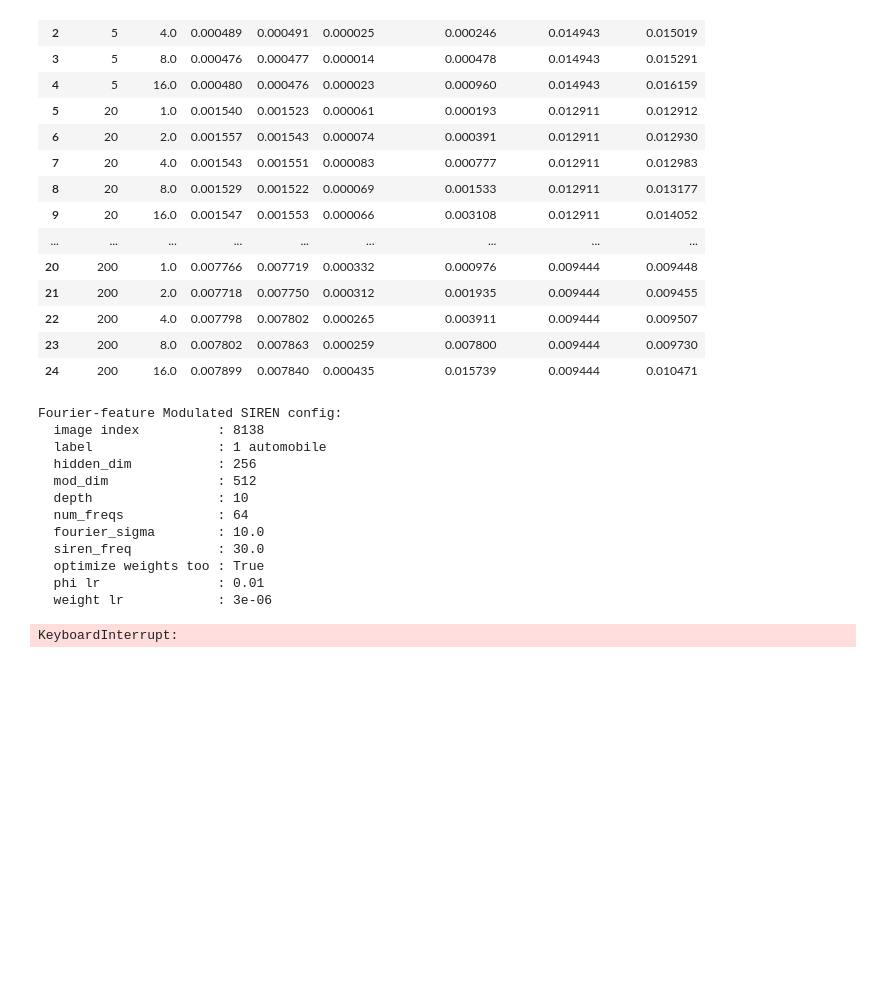
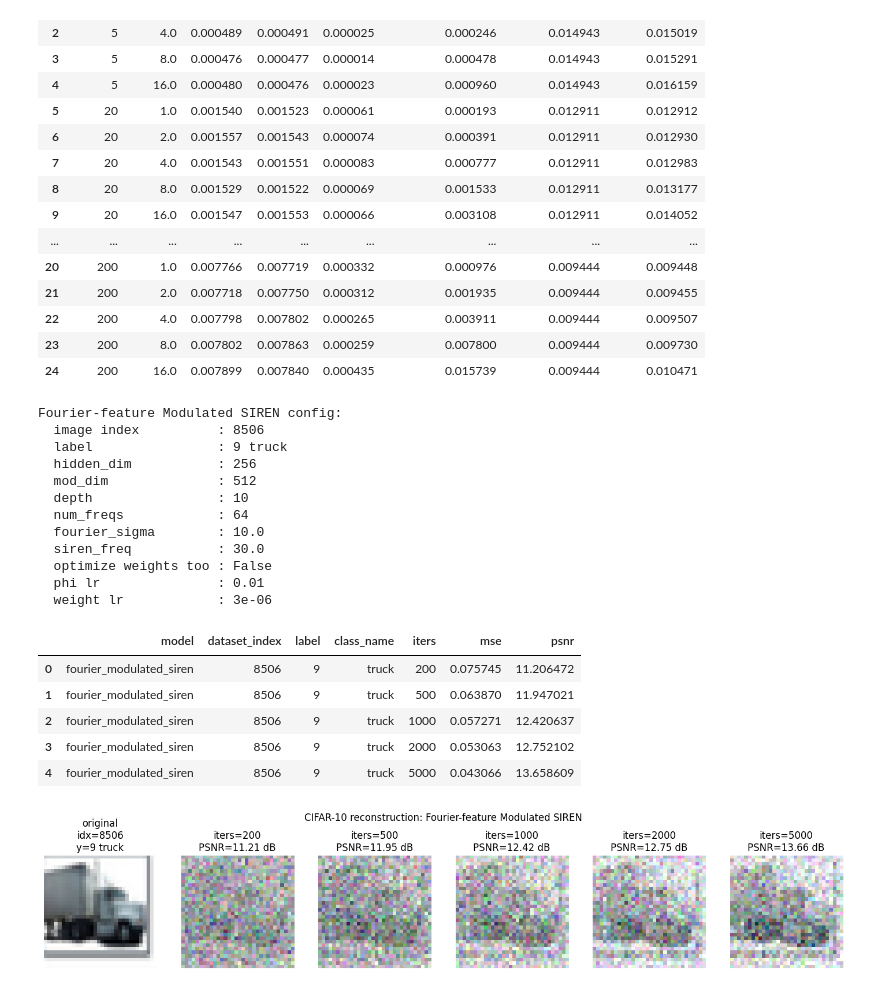
Before and after one commit to omarghara/SIREN_Vista, a Jupyter notebook: notebooks/model_reconstruction_tsne_perturbation_cifar10.ipynb, the cells around one changed output. Drawn from its saved outputs; the diff is of its cells as text; code cells hidden in the pictures; blank space fills up the shorter version.

```diff
--- a/notebooks/model_reconstruction_tsne_perturbation_cifar10.ipynb
+++ b/notebooks/model_reconstruction_tsne_perturbation_cifar10.ipynb
@@ -3,7 +3,7 @@
 #
 # CIFAR-10 version of the single-model reconstruction / t-SNE / perturbation notebook.
 
-MODEL_PATH = "/home/omarg/SIREN_Vista/model_cifar10/vanilla_cifar10/modSiren.pth"
+MODEL_PATH = "/home/omarg/SIREN_Vista/model_cifar10/functa_like_cifar10_fourier_h512_md1024_d15_nf64_sig5_rawxy_norm01_w090_extlr1e-05_e10_make50/modSiren.pth"
 CLASSIFIER_PATH = "/home/omarg/SIREN_Vista/runs/vanilla_cifar10/cifar10_classifier/best_classifier.pth"
 
 DATASET = "cifar10"
@@ -19,8 +19,8 @@ DEVICE = "cuda"         # "cuda" or "cpu"
 FIT_LR = 0.01
 
 # Random image reconstruction cell.
-IMAGE_SEED = 999
-RECON_ITERS = [200, 500, 1000, 2000, 5000]
+IMAGE_SEED = 0
+RECON_ITERS = [50,100,200,500]
 
 # t-SNE cell.
 TSNE_SEED = 0
@@ -734,6 +867,10 @@ FOURIER_OPTIMIZE_WEIGHTS_TOO = True
 FOURIER_WEIGHT_LR = 1e-4
 FOURIER_WEIGHT_LR = 3e-6
 FOURIER_FIT_LR = 0.003
+
+FOURIER_OPTIMIZE_WEIGHTS_TOO = False
+FOURIER_FIT_LR = 0.01
+FOURIER_RECON_ITERS = [200, 500, 1000, 2000, 5000]
 
 # -----------------------------
 # Fourier feature encoder
@@ -1039,34 +1176,40 @@ def target_to_image_fourier(target_flat, model):
 n_cols_ff = len(FOURIER_RECON_ITERS) + 1
 fig_ff, axes_ff = plt.subplots(1, n_cols_ff, figsize=(2.4 * n_cols_ff, 2.9))
 
 show_cifar(
     axes_ff[0],
     image_ff,
     title=f"original\nidx={image_idx_ff}\ny={label_ff} {CIFAR10_CLASSES[label_ff]}",
 )
 
 for ax, it in zip(axes_ff[1:], sorted(snapshots_ff)):
     recon_ff = target_to_image_fourier(snapshots_ff[it]["fitted_flat"], fourier_model)
     ax.imshow(recon_ff)
     ax.set_title(f"iters={it}\nPSNR={snapshots_ff[it]['psnr']:.2f} dB")
     ax.axis("off")
 
 fig_ff.suptitle(
     "CIFAR-10 reconstruction: Fourier-feature Modulated SIREN"
 )
 plt.tight_layout()
 plt.show()
 # %% [output]
 Fourier-feature Modulated SIREN config:
-  image index          : 8138
-  label                : 1 automobile
+  image index          : 8506
+  label                : 9 truck
   hidden_dim           : 256
   mod_dim              : 512
   depth                : 10
   num_freqs            : 64
   fourier_sigma        : 10.0
   siren_freq           : 30.0
-  optimize weights too : True
+  optimize weights too : False
   phi lr               : 0.01
   weight lr            : 3e-06
-KeyboardInterrupt:
+|  | model | dataset_index | label | class_name | iters | mse | psnr |
+| 0 | fourier_modulated_siren | 8506 | 9 | truck | 200 | 0.075745 | 11.206472 |
+| 1 | fourier_modulated_siren | 8506 | 9 | truck | 500 | 0.063870 | 11.947021 |
+| 2 | fourier_modulated_siren | 8506 | 9 | truck | 1000 | 0.057271 | 12.420637 |
+| 3 | fourier_modulated_siren | 8506 | 9 | truck | 2000 | 0.053063 | 12.752102 |
+| 4 | fourier_modulated_siren | 8506 | 9 | truck | 5000 | 0.043066 | 13.658609 |
+[figure, added]
```
Also changed, not shown: parts of 8 cells of this notebook, 29 other files.
